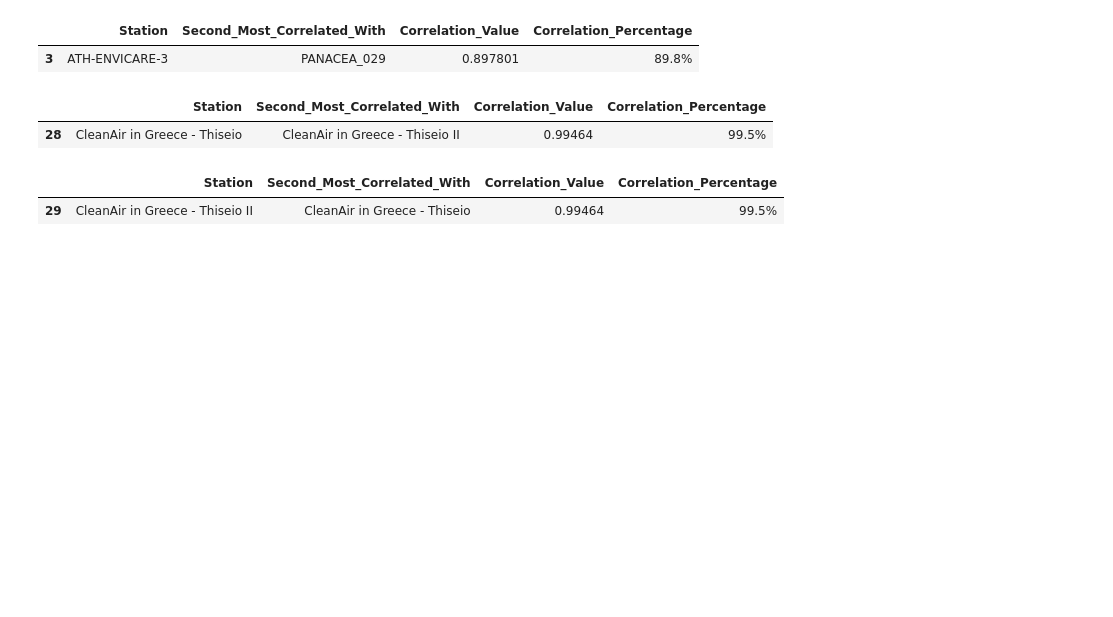
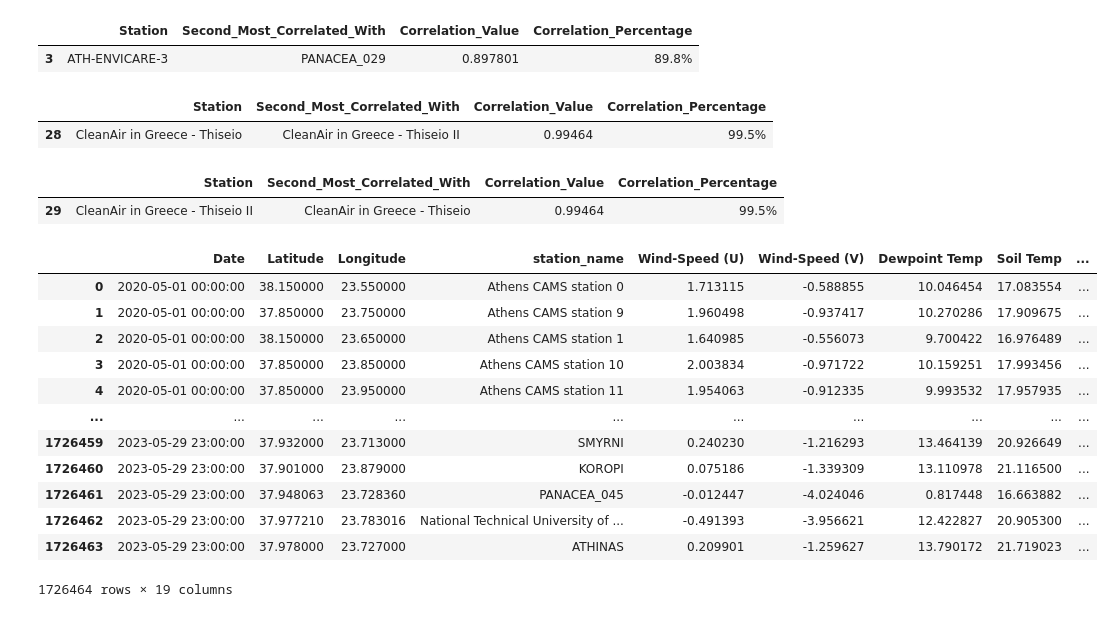
Before and after one commit to erzamerovci/PVDH-AirQualityDataAnalysisAndVisualization, a Jupyter notebook: air_quality_analysis.ipynb, the cells around one changed output. Drawn from its saved outputs; the diff is of its cells as text; code cells hidden in the pictures; blank space fills up the shorter version.

Commit message:
Added station mapping and created Point column for Athens datasetaset

```diff
--- a/air_quality_analysis.ipynb
+++ b/air_quality_analysis.ipynb
@@ -436,3 +436,35 @@ results_df[results_df["Station"] == "CleanAir in Greece - Thiseio II"]
 # %% [output]
 |  | Station | Second_Most_Correlated_With | Correlation_Value | Correlation_Percentage |
 | 29 | CleanAir in Greece - Thiseio II | CleanAir in Greece - Thiseio | 0.99464 | 99.5% |
+# %%
+station_mapping = {
+    'ATHENS_01': 'PANACEA_AirPaP_001',
+    'ATHENS_02': 'National Technical University of Athens',
+    'ATH-ENVICARE-3': 'PANACEA_029',
+    'CleanAir in Greece - Thiseio': 'PPCITY21',
+    'CleanAir in Greece - Thiseio II': 'PPCITY21',
+}
+
+cols_to_copy = ["O3", "NO2"]
+
+for target, source in station_mapping.items():
+    for col in cols_to_copy:
+        df_athens.loc[df_athens["station_name"] == target, col] = (
+            df_athens.loc[df_athens["station_name"] == source, col].values
+        )
+# %%
+df_athens
+# %% [output]
+|  | Date | Latitude | Longitude | station_name | Wind-Speed (U) | Wind-Speed (V) | Dewpoint Temp | Soil Temp | ... |
+| 0 | 2020-05-01 00:00:00 | 38.150000 | 23.550000 | Athens CAMS station 0 | 1.713115 | -0.588855 | 10.046454 | 17.083554 | ... |
+| 1 | 2020-05-01 00:00:00 | 37.850000 | 23.750000 | Athens CAMS station 9 | 1.960498 | -0.937417 | 10.270286 | 17.909675 | ... |
+| 2 | 2020-05-01 00:00:00 | 38.150000 | 23.650000 | Athens CAMS station 1 | 1.640985 | -0.556073 | 9.700422 | 16.976489 | ... |
+| 3 | 2020-05-01 00:00:00 | 37.850000 | 23.850000 | Athens CAMS station 10 | 2.003834 | -0.971722 | 10.159251 | 17.993456 | ... |
+| 4 | 2020-05-01 00:00:00 | 37.850000 | 23.950000 | Athens CAMS station 11 | 1.954063 | -0.912335 | 9.993532 | 17.957935 | ... |
+| ... | ... | ... | ... | ... | ... | ... | ... | ... | ... |
+| 1726459 | 2023-05-29 23:00:00 | 37.932000 | 23.713000 | SMYRNI | 0.240230 | -1.216293 | 13.464139 | 20.926649 | ... |
+| 1726460 | 2023-05-29 23:00:00 | 37.901000 | 23.879000 | KOROPI | 0.075186 | -1.339309 | 13.110978 | 21.116500 | ... |
+| 1726461 | 2023-05-29 23:00:00 | 37.948063 | 23.728360 | PANACEA_045 | -0.012447 | -4.024046 | 0.817448 | 16.663882 | ... |
+| 1726462 | 2023-05-29 23:00:00 | 37.977210 | 23.783016 | National Technical University of ... | -0.491393 | -3.956621 | 12.422827 | 20.905300 | ... |
+| 1726463 | 2023-05-29 23:00:00 | 37.978000 | 23.727000 | ATHINAS | 0.209901 | -1.259627 | 13.790172 | 21.719023 | ... |
+1726464 rows × 19 columns
```
Also changed, not shown: parts of 1 cell of this notebook.
